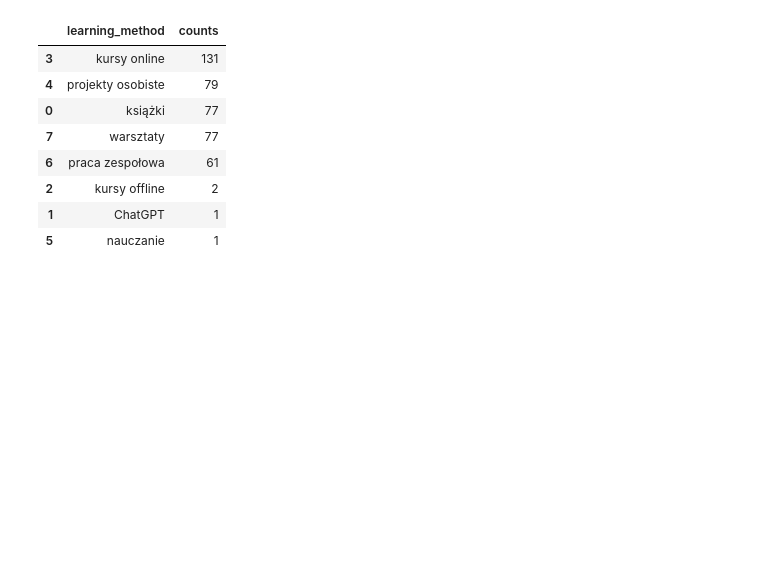
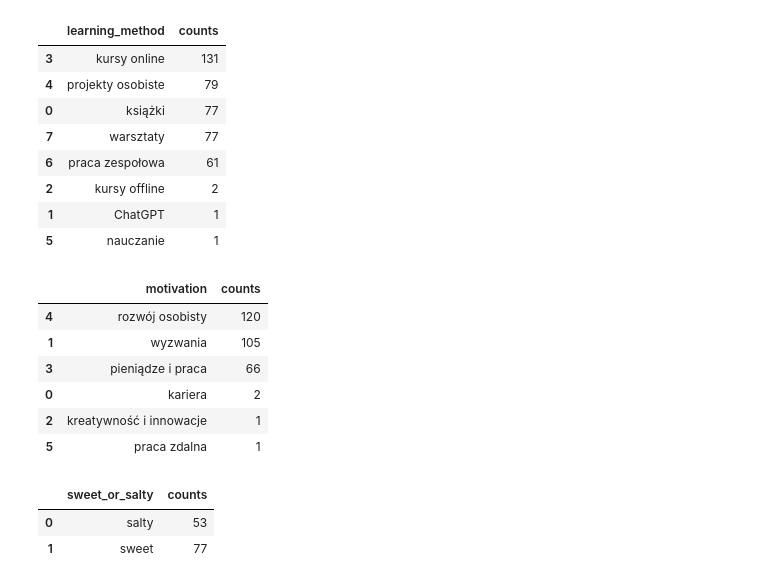
Before and after one commit to waltad/survey-review-app, a Jupyter notebook: research.ipynb, the cells around one changed output. Saved outputs shown, nothing was run; the diff lists cells and outputs as text; code cells hidden in the pictures; blank space fills up the shorter version.

```diff
--- a/research.ipynb
+++ b/research.ipynb
@@ -411,3 +422,42 @@ fig_p.update_layout(title_text='Analiza preferencji uczestników ankiety', title
 fig_p.update_traces(textinfo='percent+label')
 fig_p.update_layout(margin=dict(t=50, b=50, l=50, r=50))
 fig_p.show()
+# %%
+motivation_columns = [
+    'motivation_career',
+    'motivation_challenges',
+    'motivation_creativity_and_innovation',
+    'motivation_money_and_job',
+    'motivation_personal_growth',
+    'motivation_remote'
+]
+motivation_translation = {
+    'motivation_career': 'kariera',
+    'motivation_challenges': 'wyzwania',
+    'motivation_creativity_and_innovation': 'kreatywność i innowacje',
+    'motivation_money_and_job': 'pieniądze i praca',
+    'motivation_personal_growth': 'rozwój osobisty',
+    'motivation_remote': 'praca zdalna'
+}
+df_motivation = (df[motivation_columns]
+                 .rename(columns=motivation_translation)
+                 .sum()
+                 .reset_index(name='counts')
+                 .rename(columns={'index': 'motivation'})
+                 .sort_values('counts', ascending=False))
+df_motivation
+# %% [output]
+|  | motivation | counts |
+| 4 | rozwój osobisty | 120 |
+| 1 | wyzwania | 105 |
+| 3 | pieniądze i praca | 66 |
+| 0 | kariera | 2 |
+| 2 | kreatywność i innowacje | 1 |
+| 5 | praca zdalna | 1 |
+# %%
+df_tastes = df.groupby('sweet_or_salty').size().reset_index(name='counts')
+df_tastes
+# %% [output]
+|  | sweet_or_salty | counts |
+| 0 | salty | 53 |
+| 1 | sweet | 77 |
```
Also changed, not shown: parts of 5 cells of this notebook.
